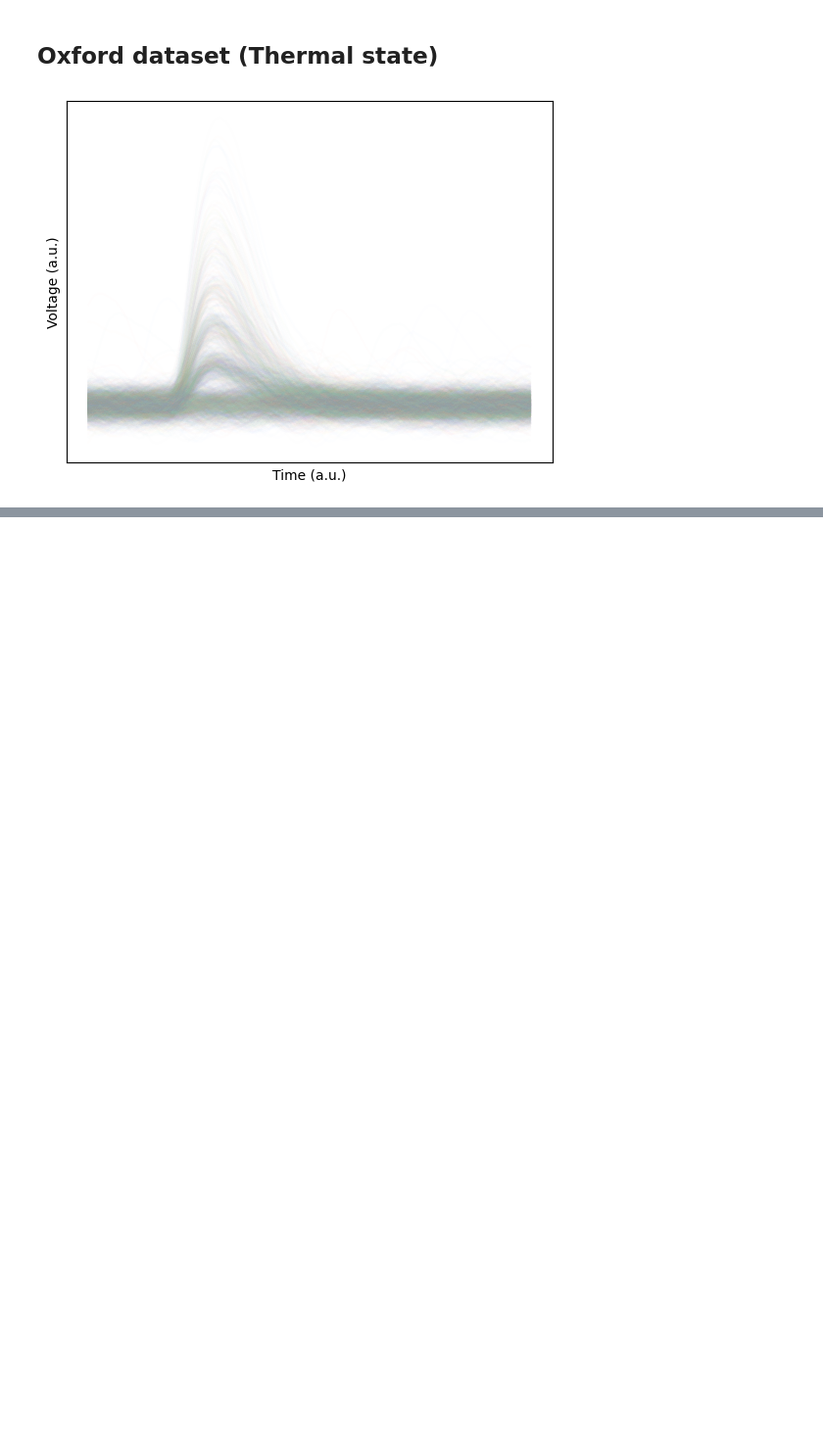
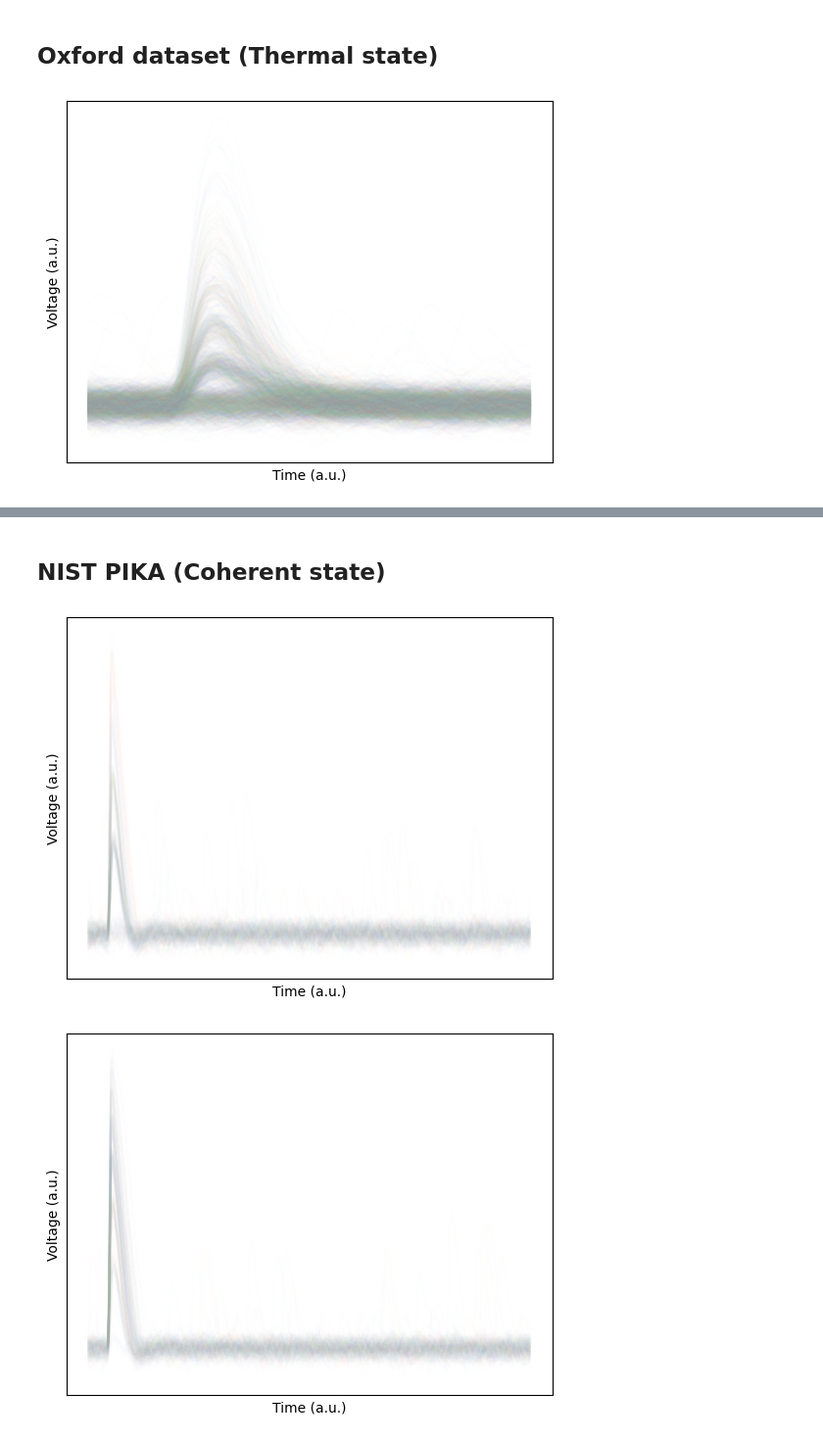
Before and after one commit to polyquantique/Photon-Number-Classification, a Jupyter notebook: src/Correlation.ipynb, the cells around one changed output, grey strips where cells are left out. Shown at 98% size. Drawn from its saved outputs; the diff is of its cells as text; code cells hidden in the pictures; blank space fills up the shorter version.

```diff
--- a/src/Correlation.ipynb
+++ b/src/Correlation.ipynb
@@ -143,2 +154,20 @@ Second order correlation :  1.8331675929201907
 Number of traces :  52224
 [figure]
+# %% [markdown]
+## NIST PIKA (Coherent state)
+# %%
+signal_size = 4096
+PIKA1 = 'Datasets/NIST PIKA 1 (4096)/'
+PIKA2 = 'Datasets/NIST PIKA 2 (4096)/'
+
+X_PIKA1 = np.concatenate([np.fromfile(f"{PIKA1}{fileName}",dtype=np.float16).reshape(-1,signal_size) for fileName in listdir(PIKA1)])
+X_PIKA1 = X_PIKA1.astype("double")
+
+X_PIKA2 = np.concatenate([np.fromfile(f"{PIKA2}{fileName}",dtype=np.float16).reshape(-1,signal_size) for fileName in listdir(PIKA2)])
+X_PIKA2 = X_PIKA2.astype("double")
+
+plot_traces(np.copy(X_PIKA1))
+plot_traces(np.copy(X_PIKA2))
+# %% [output]
+[figure, added]
+[figure, added]
```
Also changed, not shown: parts of 14 cells of this notebook, 4 other files.
